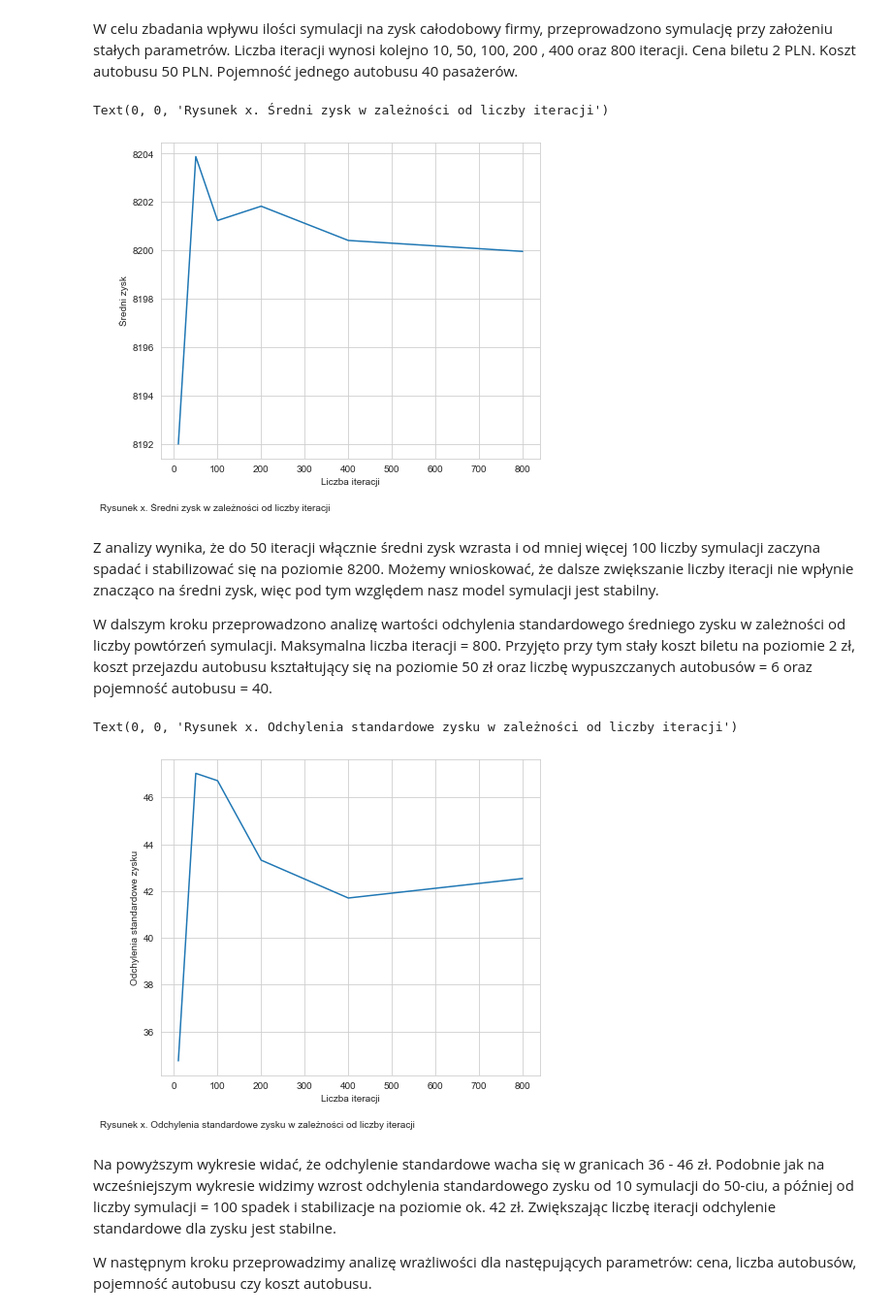
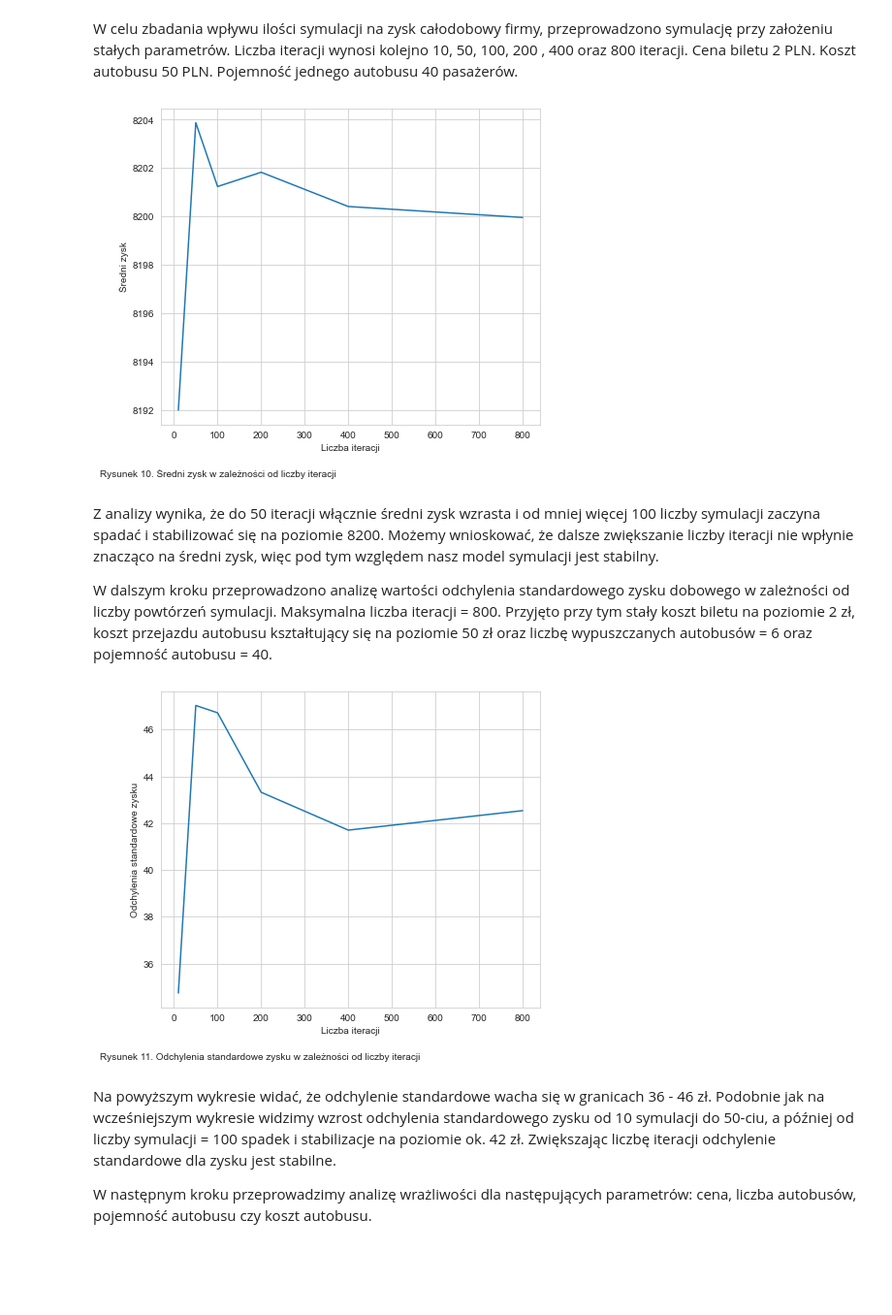
Before and after one commit to fmordarski/Passengers-simulation, a Jupyter notebook: Raport_MZK.ipynb, the cells around one changed output. Shown at 97% size. Saved outputs shown, nothing was run; the diff lists cells and outputs as text; code cells hidden in the pictures; blank space fills up the shorter version.

```diff
--- a/Raport_MZK.ipynb
+++ b/Raport_MZK.ipynb
@@ -671,26 +670,24 @@ for i in iterations:
 # %%
 fig1 = plt.figure(figsize=(7, 6))
 plt.plot(iterations, średni_zysk)
 plt.ylabel('Średni zysk')
 plt.xlabel('Liczba iteracji')
-fig1.text(0, 0, "Rysunek x. Średni zysk w zależności od liczby iteracji")
+fig1.text(0, 0, "Rysunek 10. Średni zysk w zależności od liczby iteracji");
 # %% [output]
-Text(0, 0, 'Rysunek x. Średni zysk w zależności od liczby iteracji')
-[figure, old version]
+[figure, new version]
 # %% [markdown]
 Z analizy wynika, że do 50 iteracji włącznie średni zysk wzrasta i od mniej więcej 100 liczby symulacji zaczyna spadać i stabilizować się na poziomie 8200. Możemy wnioskować, że dalsze zwiększanie liczby iteracji nie wpłynie znacząco na średni zysk, więc pod tym względem nasz model symulacji jest stabilny.
 
 
-W dalszym kroku przeprowadzono analizę wartości odchylenia standardowego średniego zysku w zależności od liczby powtórzeń symulacji. Maksymalna liczba iteracji = 800. Przyjęto przy tym stały koszt biletu na poziomie 2 zł, koszt przejazdu autobusu kształtujący się na poziomie 50 zł oraz liczbę wypuszczanych autobusów = 6 oraz pojemność autobusu = 40.
+W dalszym kroku przeprowadzono analizę wartości odchylenia standardowego zysku dobowego w zależności od liczby powtórzeń symulacji. Maksymalna liczba iteracji = 800. Przyjęto przy tym stały koszt biletu na poziomie 2 zł, koszt przejazdu autobusu kształtujący się na poziomie 50 zł oraz liczbę wypuszczanych autobusów = 6 oraz pojemność autobusu = 40.
 # %%
 fig1 = plt.figure(figsize=(7, 6))
 plt.plot(iterations, odchylenia)
 plt.ylabel('Odchylenia standardowe zysku')
 plt.xlabel('Liczba iteracji')
-fig1.text(0, 0, "Rysunek x. Odchylenia standardowe zysku w zależności od liczby iteracji")
+fig1.text(0, 0, "Rysunek 11. Odchylenia standardowe zysku w zależności od liczby iteracji");
 # %% [output]
-Text(0, 0, 'Rysunek x. Odchylenia standardowe zysku w zależności od liczby iteracji')
-[figure, old version]
+[figure, new version]
 # %% [markdown]
 Na powyższym wykresie widać, że odchylenie standardowe wacha się w granicach 36 - 46 zł.
 Podobnie jak na wcześniejszym wykresie widzimy wzrost odchylenia standardowego zysku od 10 symulacji do 50-ciu, a później od liczby symulacji = 100 spadek i stabilizacje na poziomie ok. 42 zł. Zwiększając liczbę iteracji odchylenie standardowe dla zysku jest stabilne.
```
Also changed, not shown: parts of 12 cells of this notebook, 1 other file.
